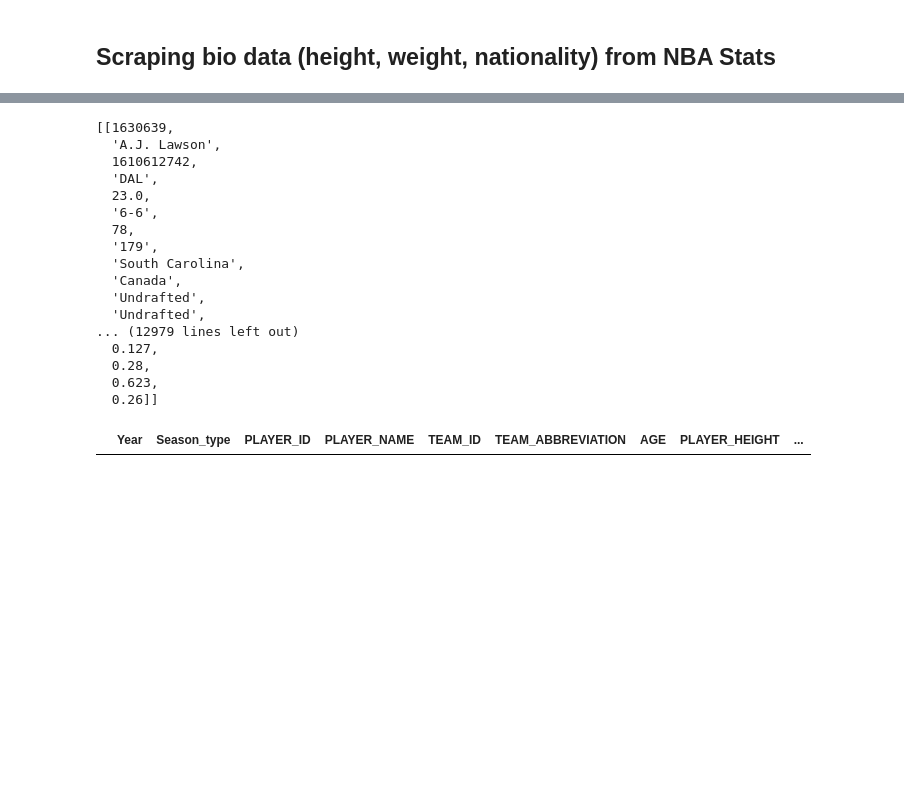
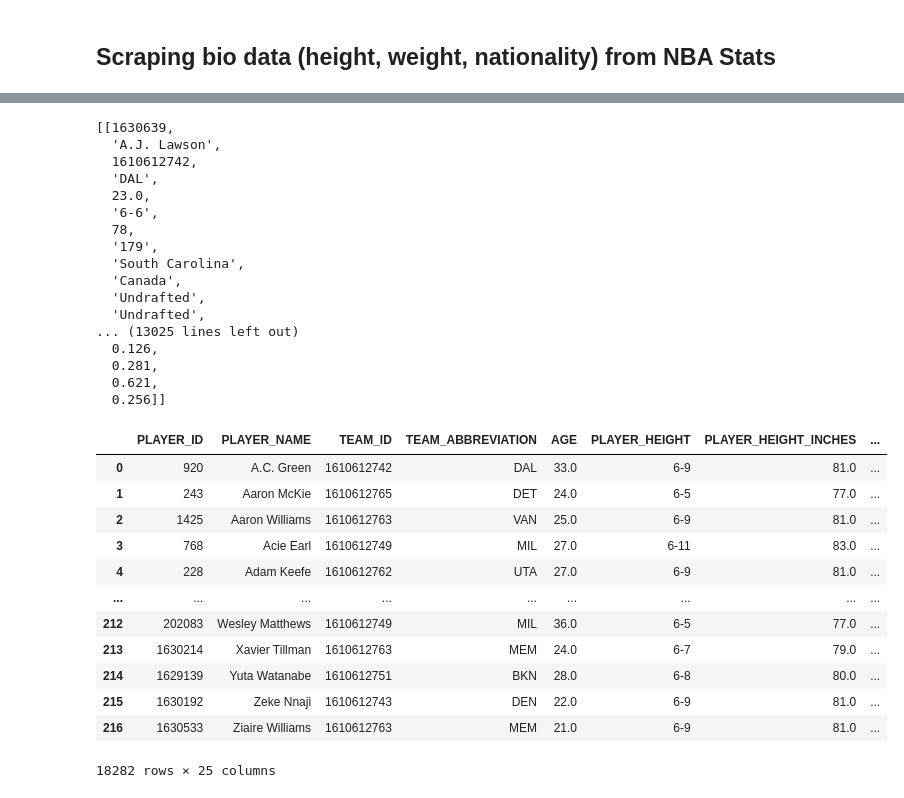
Before and after one commit to NEAT-Scouting-Data-Analytics/NEAT-Scouting-Data-Analytics, a Jupyter notebook: nba_bio.ipynb, the cells around one changed output, grey strips where cells are left out. Drawn from its saved outputs; the diff is of its cells as text; code cells hidden in the pictures; blank space fills up the shorter version.

```diff
--- a/nba_bio.ipynb
+++ b/nba_bio.ipynb
@@ -46,7 +50,7 @@ r
 # %%
 # Accessing the headers and resultSets in dict.
 
-df_cols_short = r['resultSets']['headers']
+df_cols_short = r['resultSets'][0]['headers']
 
 df_cols_short
 # %% [output]
@@ -54,6 +74,6 @@ TypeError: list indices must be integers or slices, not str
 # %%
-col = r['resultSets'][0]['rowSet']
-col
+data = r['resultSets'][0]['rowSet']
+data
 # %% [output]
 [[1630639,
   'A.J. Lawson',
@@ -67,25 +87,20 @@ col
   'Canada',
   'Undrafted',
   'Undrafted',
-... (12979 lines left out)
-  0.127,
-  0.28,
-  0.623,
-  0.26]]
+... (13025 lines left out)
+  0.126,
+  0.281,
+  0.621,
+  0.256]]
 # %%
-df_cols = ['Year','Season_type'] + df_cols_short
+df_cols = df_cols_short
 
 years = ['1996-97', '1997-98', '1998-99', '1999-00', '2000-01', '2001-02', '2002-03', '2003-04', '2004-05', '2005-06', '2006-07', '2007-08', '2008-09', '2009-10', '2010-11', '2011-12',
-         '2012-13','2013-14','2014-15','2015-16','2016-17','2017-18','2018-19','2019-20','2020-21','2021-22']
+         '2012-13','2013-14','2014-15','2015-16','2016-17','2017-18','2018-19','2019-20','2020-21','2021-22', '2022-23']
 season_types = ['Regular%20Season','Playoffs']
-
-df = pd.DataFrame(columns=df_cols)
-df
-# %% [output]
-|  | Year | Season_type | PLAYER_ID | PLAYER_NAME | TEAM_ID | TEAM_ABBREVIATION | AGE | PLAYER_HEIGHT | ... |
 # %%
-# begin_loop = time.time()
-df = pd.DataFrame()
+df_bio = pd.DataFrame(columns=df_cols)
+
 for y in years:
     for s in season_types:
         api_url = "https://stats.nba.com/stats/leaguedashplayerbiostats?College=&Conference=&Country=&DateFrom=&DateTo=&Division=&DraftPick=&DraftYear=&GameScope=&GameSegment=&Height=&ISTRound=&LastNGames=0&LeagueID=00&Location=&Month=0&OpponentTeamID=0&Outcome=&PORound=0&PerMode=Totals&Period=0&PlayerExperience=&PlayerPosition=&Season="+y+"&SeasonSegment=&SeasonType="+s+"&ShotClockRange=&StarterBench=&TeamID=0&VsConference=&VsDivision=&Weight="
@@ -95,15 +110,4 @@ for y in years:
         temp_df1 = pd.DataFrame(data, columns=columns)
         temp_df1['Year'] = y
         temp_df1['Season'] = s
-        df = pd.concat([df, temp_df1])
-
-        # temp_df2 = pd.DataFrame({'Year':[y for i in range(len(temp_df1))],
-        #                          'Season_type':[s for i in range(len(temp_df1))]})
-        # temp_df3 = pd.concat([temp_df2, temp_df1], axis=1)
-        # df = pd.concat([df, temp_df3], axis=0)
-
-#         print(f'Finished scraping data from the {y} {s}')
-#         lag = np.random.uniform(low=20, high=40)
-#         print(f'...waiting {round(lag,1)} seconds...')
-#         time.sleep(lag)
-# print(f'Process completed!! Total run time: {round(time.time()-begin_loop,1)} seconds')
+        df_bio = pd.concat([df_bio, temp_df1])
@@ -153,0 +114,16 @@ df
+# %%
+df_bio
+# %% [output]
+|  | PLAYER_ID | PLAYER_NAME | TEAM_ID | TEAM_ABBREVIATION | AGE | PLAYER_HEIGHT | PLAYER_HEIGHT_INCHES | ... |
+| 0 | 920 | A.C. Green | 1610612742 | DAL | 33.0 | 6-9 | 81.0 | ... |
+| 1 | 243 | Aaron McKie | 1610612765 | DET | 24.0 | 6-5 | 77.0 | ... |
+| 2 | 1425 | Aaron Williams | 1610612763 | VAN | 25.0 | 6-9 | 81.0 | ... |
+| 3 | 768 | Acie Earl | 1610612749 | MIL | 27.0 | 6-11 | 83.0 | ... |
+| 4 | 228 | Adam Keefe | 1610612762 | UTA | 27.0 | 6-9 | 81.0 | ... |
+| ... | ... | ... | ... | ... | ... | ... | ... | ... |
+| 212 | 202083 | Wesley Matthews | 1610612749 | MIL | 36.0 | 6-5 | 77.0 | ... |
+| 213 | 1630214 | Xavier Tillman | 1610612763 | MEM | 24.0 | 6-7 | 79.0 | ... |
+| 214 | 1629139 | Yuta Watanabe | 1610612751 | BKN | 28.0 | 6-8 | 80.0 | ... |
+| 215 | 1630192 | Zeke Nnaji | 1610612743 | DEN | 22.0 | 6-9 | 81.0 | ... |
+| 216 | 1630533 | Ziaire Williams | 1610612763 | MEM | 21.0 | 6-9 | 81.0 | ... |
+18282 rows × 25 columns
```
Also changed, not shown: parts of 8 cells of this notebook, 6 other files.
